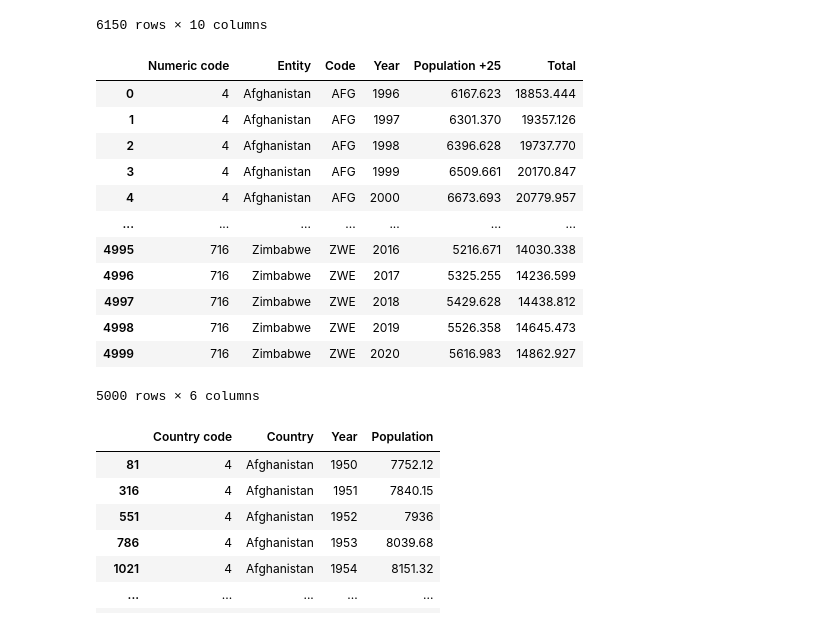
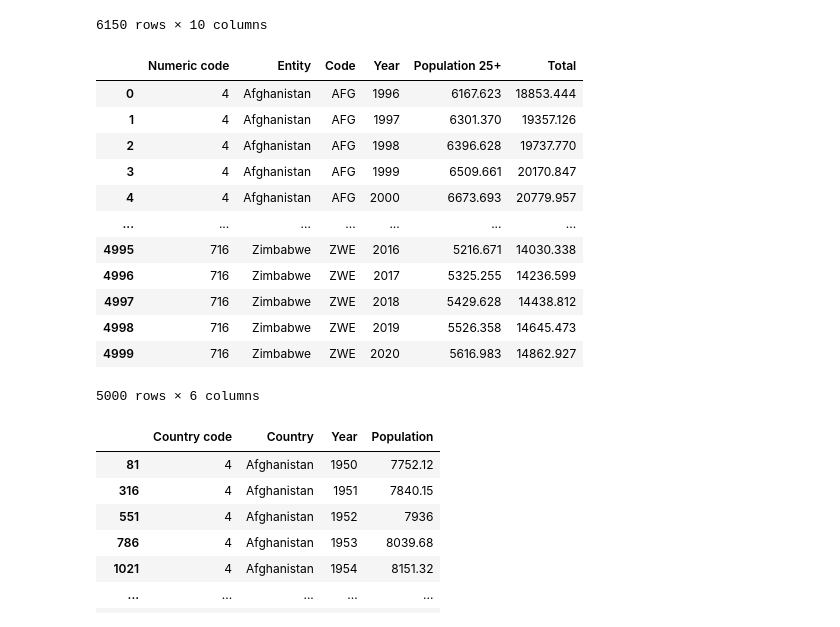
Before and after one commit to sadiogo/gdp_science, a Jupyter notebook: produção_científica.ipynb, the cells around one changed output. Cells and saved outputs as stored; diff of their text form; code cells hidden in the pictures.

```diff
--- a/produção_científica.ipynb
+++ b/produção_científica.ipynb
@@ -250,7 +250,9 @@ scimago_codes = {
 netherlands_antilles = (531, 534, 535)
 # %%
 df_country_codes = pd.read_excel('country_codes_independence_status.xlsx')
-df_country_codes = df_country_codes.iloc[:, :]
+df_country_codes = df_country_codes.iloc[:, :6]
 df_country_codes.rename(columns={'Alpha-3 code': 'Code'}, inplace=True)
+df_country_codes.to_csv('outputs/country_info.csv')
+
 df_country_codes
 # %% [output]
@@ -270,8 +272,9 @@ df_country_codes
 # %%
 df_pop_age = pd.read_csv('population-by-broad-age-group.csv', sep=',')
 df_pop_age = df_pop_age[df_pop_age['Year'] >= 1996]
-df_pop_age['Population +25'] = df_pop_age.iloc[:, 6] + df_pop_age.iloc[:, 7]
+df_pop_age['Population 25+'] = df_pop_age.iloc[:, 6] + df_pop_age.iloc[:, 7]
 df_pop_age['Total'] = df_pop_age.iloc[:, 3:8].sum(axis=1)
+
 df_pop_age
 # %% [output]
 |  | Entity | Code | Year | Estimates, 1950 - 2020: Total pop... | Estimates, 1950 - 2020: Total pop... | Estimates, 1950 - 2020: Total pop... | ... |
@@ -289,10 +292,12 @@ df_pop_age
 6150 rows × 10 columns
 # %%
 df_pop_code = df_country_codes.merge(df_pop_age, on='Code')
-df_pop_code = df_pop_code.iloc[:, [0,5,3,6,12,13]]
+df_pop_code = df_pop_code.iloc[:, [0,6,3,7,13,14]]
+df_pop_code.to_csv('outputs/over_25_population.csv')
+
 df_pop_code
 # %% [output]
-|  | Numeric code | Entity | Code | Year | Population +25 | Total |
+|  | Numeric code | Entity | Code | Year | Population 25+ | Total |
 | 0 | 4 | Afghanistan | AFG | 1996 | 6167.623 | 18853.444 |
 | 1 | 4 | Afghanistan | AFG | 1997 | 6301.370 | 19357.126 |
 | 2 | 4 | Afghanistan | AFG | 1998 | 6396.628 | 19737.770 |
```
Also changed, not shown: parts of 12 cells of this notebook, 59 other files.
